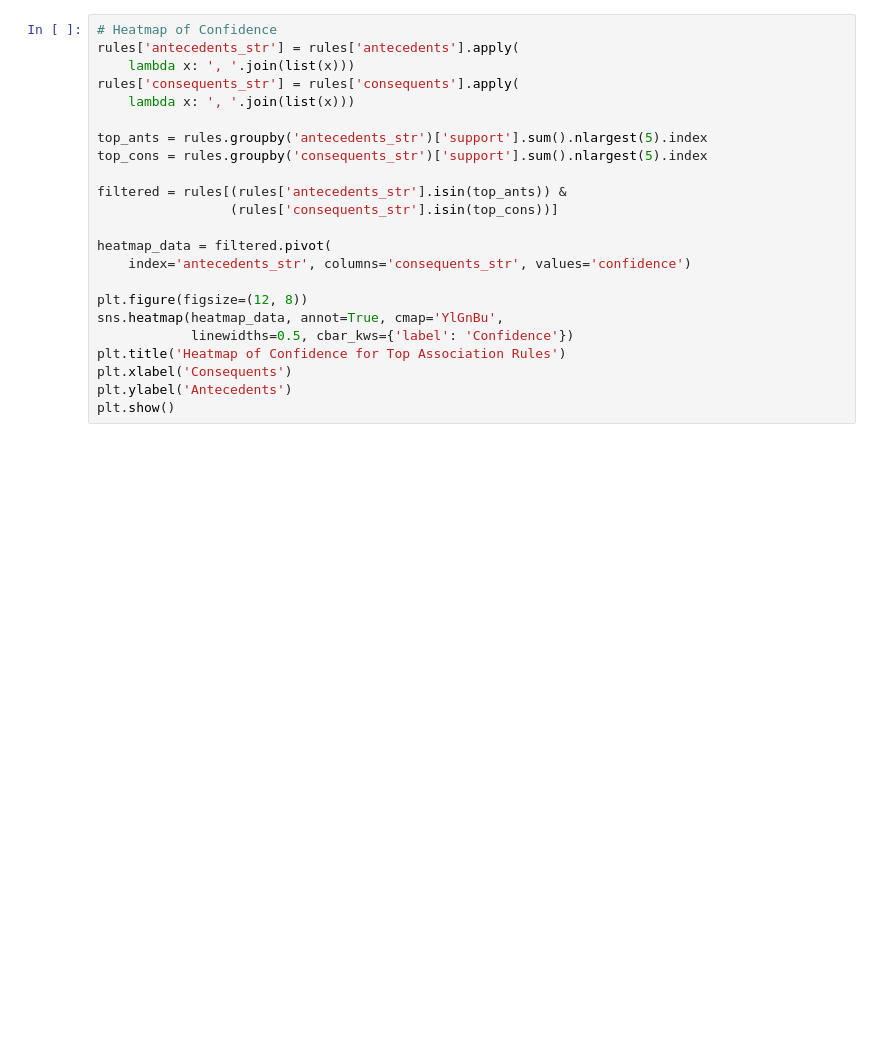
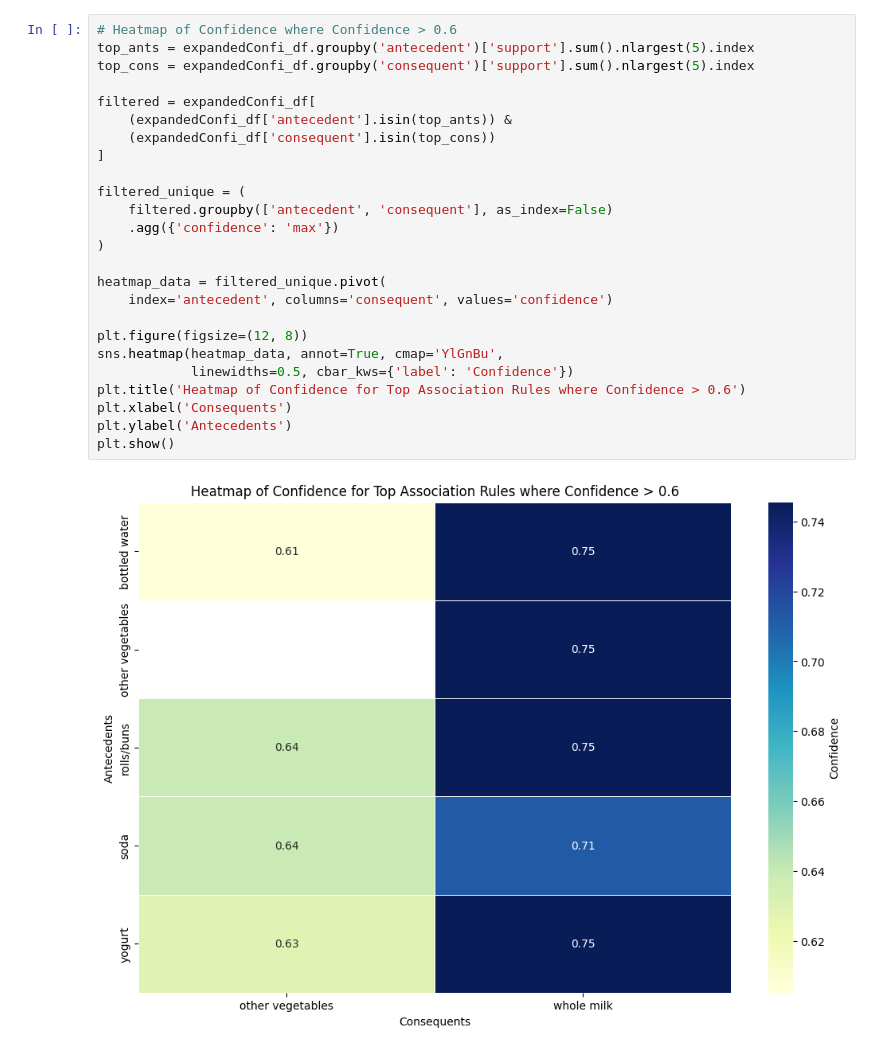
Before and after one commit to MaharLeika18/Data-Mining---Python, a Jupyter notebook: Finals_Act/Act1Ver1.ipynb, the cells around one changed output. Drawn from its saved outputs; the diff is of its cells as text; blank space fills up the shorter version.

```diff
--- a/Finals_Act/Act1Ver1.ipynb
+++ b/Finals_Act/Act1Ver1.ipynb
@@ -68,23 +176,27 @@ plt.show()
 # %%
-# Heatmap of Confidence
-rules['antecedents_str'] = rules['antecedents'].apply(
-    lambda x: ', '.join(list(x)))
-rules['consequents_str'] = rules['consequents'].apply(
-    lambda x: ', '.join(list(x)))
+# Heatmap of Confidence where Confidence > 0.6
+top_ants = expandedConfi_df.groupby('antecedent')['support'].sum().nlargest(5).index
+top_cons = expandedConfi_df.groupby('consequent')['support'].sum().nlargest(5).index
 
-top_ants = rules.groupby('antecedents_str')['support'].sum().nlargest(5).index
-top_cons = rules.groupby('consequents_str')['support'].sum().nlargest(5).index
+filtered = expandedConfi_df[
+    (expandedConfi_df['antecedent'].isin(top_ants)) &
+    (expandedConfi_df['consequent'].isin(top_cons))
+]
 
-filtered = rules[(rules['antecedents_str'].isin(top_ants)) &
-                 (rules['consequents_str'].isin(top_cons))]
+filtered_unique = (
+    filtered.groupby(['antecedent', 'consequent'], as_index=False)
+    .agg({'confidence': 'max'})
+)
 
-heatmap_data = filtered.pivot(
-    index='antecedents_str', columns='consequents_str', values='confidence')
+heatmap_data = filtered_unique.pivot(
+    index='antecedent', columns='consequent', values='confidence')
 
 plt.figure(figsize=(12, 8))
 sns.heatmap(heatmap_data, annot=True, cmap='YlGnBu',
             linewidths=0.5, cbar_kws={'label': 'Confidence'})
-plt.title('Heatmap of Confidence for Top Association Rules')
+plt.title('Heatmap of Confidence for Top Association Rules where Confidence > 0.6')
 plt.xlabel('Consequents')
 plt.ylabel('Antecedents')
 plt.show()
+# %% [output]
+[figure, added]
```
Also changed, not shown: parts of 11 cells of this notebook.
